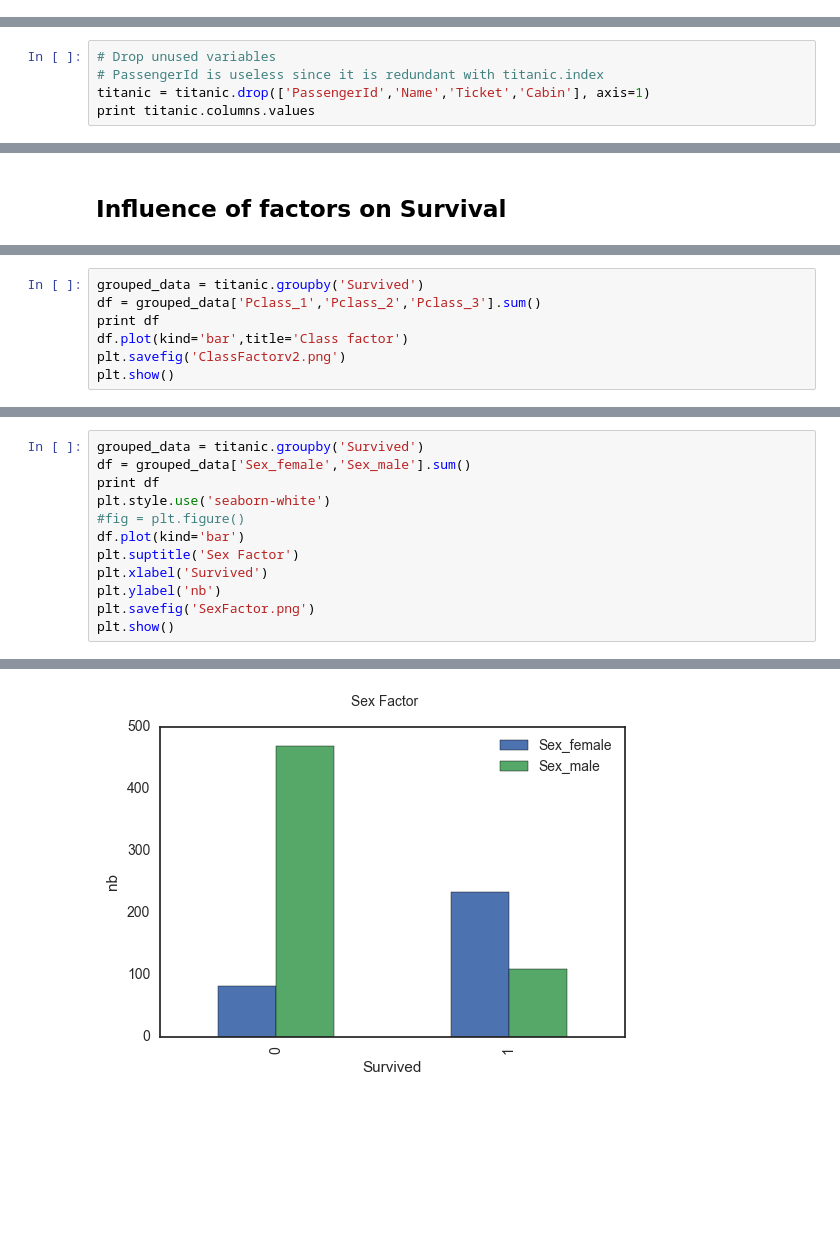
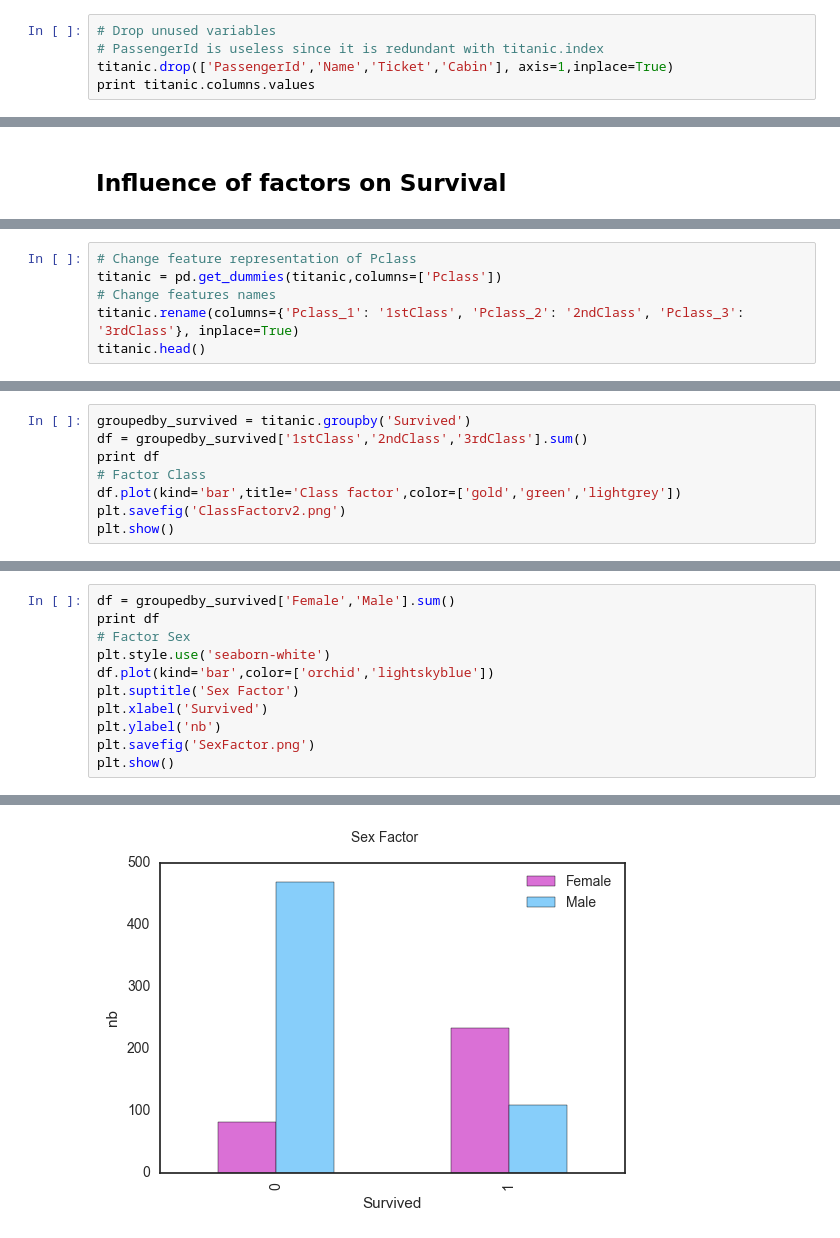
Before and after one commit to mamsdiallo/DAND, a Jupyter notebook: 2.IntroToDataAnalysis/Investigate Titanic Dataset/Titanic Dataset Notebook Coding.ipynb, the cells around one changed output, grey strips where cells are left out. Cells and saved outputs as stored; diff of their text form; blank space fills up the shorter version.

```diff
--- a/2.IntroToDataAnalysis/Investigate Titanic Dataset/Titanic Dataset Notebook Coding.ipynb
+++ b/2.IntroToDataAnalysis/Investigate Titanic Dataset/Titanic Dataset Notebook Coding.ipynb
@@ -466,0 +424,5 @@ titanic.mode()
+# %%
+# Drop unused variables
+# PassengerId is useless since it is redundant with titanic.index
+titanic.drop(['PassengerId','Name','Ticket','Cabin'], axis=1,inplace=True)
+print titanic.columns.values
@@ -539,5 +511,0 @@ plt.show()
-# %%
-# Drop unused variables
-# PassengerId is useless since it is redundant with titanic.index
-titanic = titanic.drop(['PassengerId','Name','Ticket','Cabin'], axis=1)
-print titanic.columns.values
@@ -594,0 +549,6 @@ titanic.head()
+# %%
+# Change feature representation of Pclass
+titanic = pd.get_dummies(titanic,columns=['Pclass'])
+# Change features names
+titanic.rename(columns={'Pclass_1': '1stClass', 'Pclass_2': '2ndClass', 'Pclass_3': '3rdClass'}, inplace=True)
+titanic.head()
@@ -595,8 +562,9 @@ titanic.head()
 # %%
-grouped_data = titanic.groupby('Survived')
-df = grouped_data['Pclass_1','Pclass_2','Pclass_3'].sum()
+groupedby_survived = titanic.groupby('Survived')
+df = groupedby_survived['1stClass','2ndClass','3rdClass'].sum()
 print df
-df.plot(kind='bar',title='Class factor')
+# Factor Class
+df.plot(kind='bar',title='Class factor',color=['gold','green','lightgrey'])
 plt.savefig('ClassFactorv2.png')
 plt.show()
 # %% [output]
@@ -625,10 +594,9 @@ Survived
 # %%
-grouped_data = titanic.groupby('Survived')
-df = grouped_data['Sex_female','Sex_male'].sum()
+df = groupedby_survived['Female','Male'].sum()
 print df
+# Factor Sex
 plt.style.use('seaborn-white')
-#fig = plt.figure()
-df.plot(kind='bar')
+df.plot(kind='bar',color=['orchid','lightskyblue'])
 plt.suptitle('Sex Factor')
 plt.xlabel('Survived')
 plt.ylabel('nb')
@@ -642,2 +610,2 @@ Survived
-[figure, old version]
+[figure, new version]
 # %%
```
Also changed, not shown: parts of 46 cells of this notebook, 14 other files.
